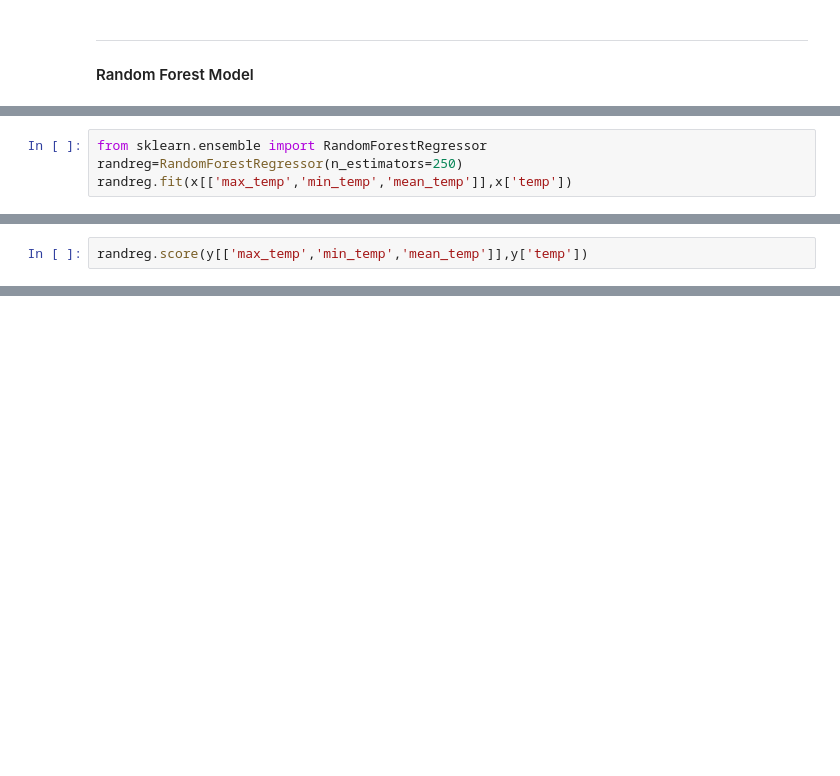
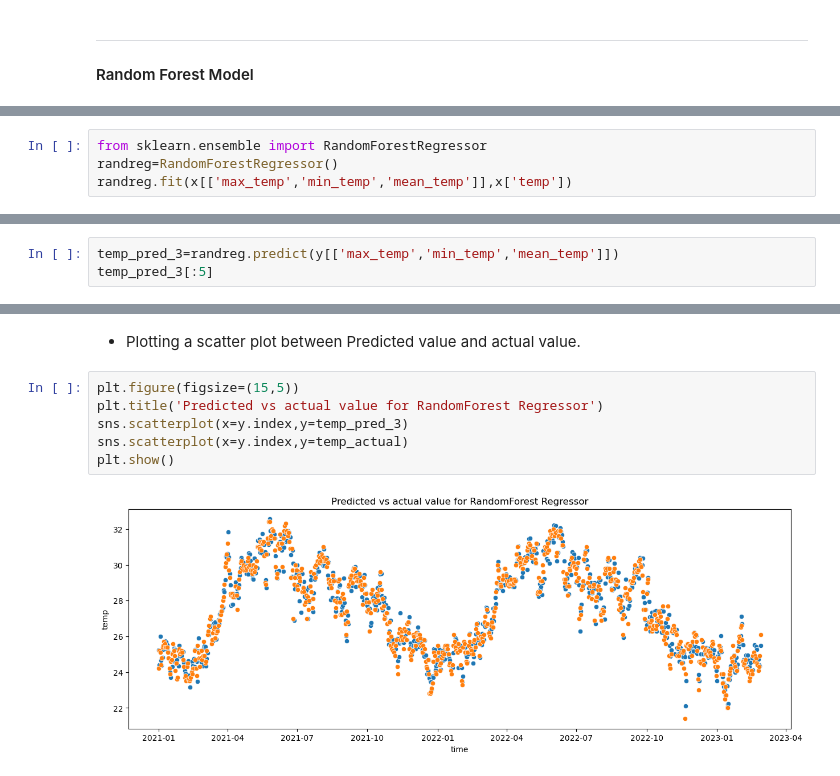
Before and after one commit to S-Vijay-vj/Chennai-Weather-data-analysis-and-Forecasting, a Jupyter notebook: weather_data_analysis_and_forecasting.ipynb, the cells around one changed output, grey strips where cells are left out. Saved outputs shown, nothing was run; the diff lists cells and outputs as text; blank space fills up the shorter version.

```diff
--- a/weather_data_analysis_and_forecasting.ipynb
+++ b/weather_data_analysis_and_forecasting.ipynb
@@ -695,5 +774,5 @@ sns.regplot(x=temp_pred,y=temp_actual,)
 # %%
 from sklearn.ensemble import RandomForestRegressor
-randreg=RandomForestRegressor(n_estimators=250)
+randreg=RandomForestRegressor()
 randreg.fit(x[['max_temp','min_temp','mean_temp']],x['temp'])
 # %% [output]
@@ -701,3 +782,4 @@ RandomForestRegressor(n_estimators=250)
 # %%
-randreg.score(y[['max_temp','min_temp','mean_temp']],y['temp'])
+temp_pred_3=randreg.predict(y[['max_temp','min_temp','mean_temp']])
+temp_pred_3[:5]
 # %% [output]
@@ -718,0 +805,10 @@ decisionReg.score(y[['max_temp','min_temp','mean_temp']],y['temp'])
+# %% [markdown]
+- Plotting a scatter plot between Predicted value and actual value.
+# %%
+plt.figure(figsize=(15,5))
+plt.title('Predicted vs actual value for RandomForest Regressor')
+sns.scatterplot(x=y.index,y=temp_pred_3)
+sns.scatterplot(x=y.index,y=temp_actual)
+plt.show()
+# %% [output]
+[figure, added]
```
Also changed, not shown: parts of 34 cells of this notebook.
